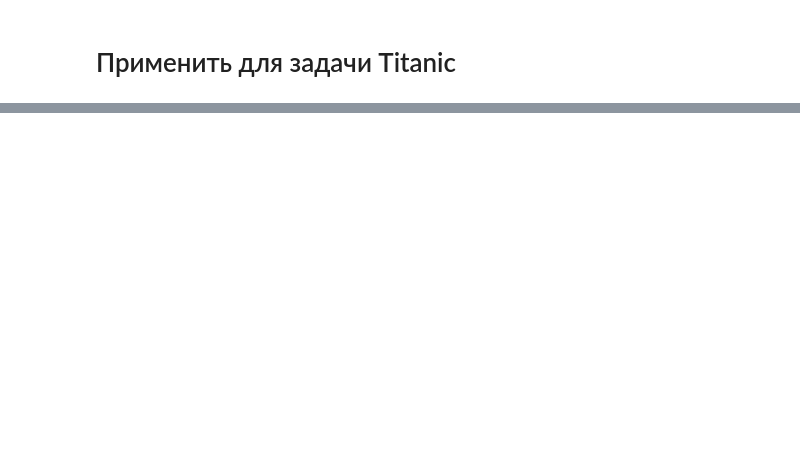
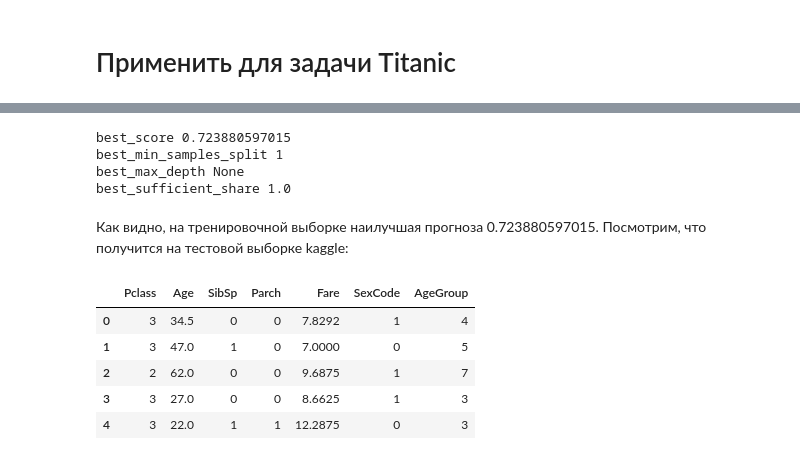
Before and after one commit to AndrewLrrr/otus-big-data, a Jupyter notebook: hw7/homework.ipynb, the cells around one changed output, grey strips where cells are left out. Drawn from its saved outputs; the diff is of its cells as text; code cells hidden in the pictures; blank space fills up the shorter version.

```diff
--- a/hw7/homework.ipynb
+++ b/hw7/homework.ipynb
@@ -511,0 +500,51 @@ for train, test in gkf.split(x, y):
+# %%
+best_score = float('-inf')
+best_min_samples_split = None
+best_max_depth = None
+best_sufficient_share = None
+for i in range(10):
+    for j in map(lambda x: x * 2, range(4)):
+        if j == 0:
+            j = None
+        for k in map(lambda x: x / 10, range(4, 12, 2)):
+            my_clf = MyDecisionTreeClassifier(min_samples_split=i, max_depth=j, sufficient_share=k)
+            my_clf.fit(x_train2, y_train2)
+            a_s = accuracy_score(y_pred=my_clf.predict(x_test2), y_true=y_test2)
+            if a_s > best_score:
+                best_score = a_s
+                best_min_samples_split = i
+                best_max_depth = j
+                best_sufficient_share = k
+print('best_score', best_score)
+print('best_min_samples_split', best_min_samples_split)
+print('best_max_depth', best_max_depth)
+print('best_sufficient_share', best_sufficient_share)
+# %% [output]
+best_score 0.723880597015
+best_min_samples_split 1
+best_max_depth None
+best_sufficient_share 1.0
+# %% [markdown]
+Как видно, на тренировочной выборке наилучшая прогноза 0.723880597015. Посмотрим, что получится на тестовой выборке kaggle:
+# %%
+df_test = df_test.fillna(df_test.median(axis=0), axis=0)
+df_test['SexCode'] = df_test['Sex'].map(lambda sex: 1 if sex == 'male' else 0)
+df_test['AgeGroup'] = df_test['Age']
+df_test['AgeGroup'] = df_test['AgeGroup'].map(lambda age: int(age // 10) + 1)
+# %%
+df_test2 = df_test.drop(([
+    'PassengerId',
+    'Name',
+    'Sex',
+    'Ticket',
+    'Cabin',
+    'Embarked',
+]), axis=1)
+df_test2.head(5)
+# %% [output]
+|  | Pclass | Age | SibSp | Parch | Fare | SexCode | AgeGroup |
+| 0 | 3 | 34.5 | 0 | 0 | 7.8292 | 1 | 4 |
+| 1 | 3 | 47.0 | 1 | 0 | 7.0000 | 0 | 5 |
+| 2 | 2 | 62.0 | 0 | 0 | 9.6875 | 1 | 7 |
+| 3 | 3 | 27.0 | 0 | 0 | 8.6625 | 1 | 3 |
+| 4 | 3 | 22.0 | 1 | 1 | 12.2875 | 0 | 3 |
```
Also changed, not shown: parts of 42 cells of this notebook, 3 other files.
